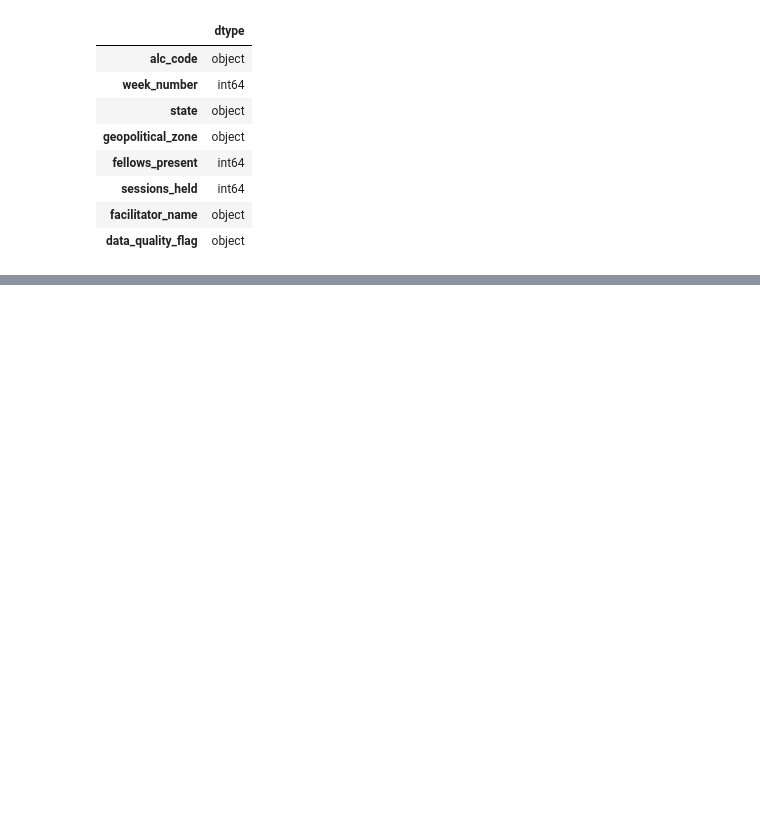
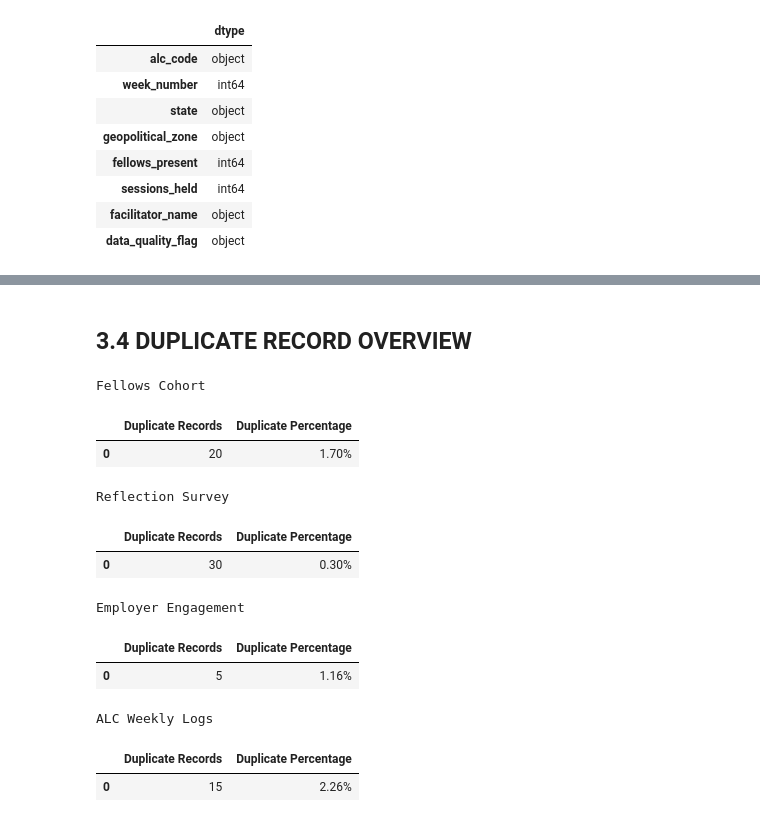
Before and after one commit to Efe-Godson/3mtt-stage2-analysis, a Jupyter notebook: notebooks/deliverable_2_analysis_notebook.ipynb, the cells around one changed output, grey strips where cells are left out. Drawn from its saved outputs; the diff is of its cells as text; code cells hidden in the pictures; blank space fills up the shorter version.

```diff
--- a/notebooks/deliverable_2_analysis_notebook.ipynb
+++ b/notebooks/deliverable_2_analysis_notebook.ipynb
@@ -282,0 +294,45 @@ ALC WEEKLY LOGS - MISSING VALUES
+# %% [markdown]
+## 3.4 DUPLICATE RECORD OVERVIEW
+# %%
+# Analyze duplicate records across datasets
+for name, df in datasets.items():
+
+    duplicate_count = df.duplicated().sum()
+
+    duplicate_percentage = round(
+        (duplicate_count / len(df)) * 100,
+        2
+    )
+
+
+    # Display duplicate summary for each dataset
+    duplicate_summary = pd.DataFrame({
+        "Duplicate Records": [duplicate_count],
+        "Duplicate Percentage": [duplicate_percentage]
+    })
+
+    print(f"\n{name}")
+
+    display(
+        duplicate_summary.style
+        .background_gradient(
+            cmap="Reds",
+            subset=["Duplicate Percentage"]
+        )
+        .format({
+            "Duplicate Percentage": "{:.2f}%"
+        })
+    )
+# %% [output]
+Fellows Cohort
+|  | Duplicate Records | Duplicate Percentage |
+| 0 | 20 | 1.70% |
+Reflection Survey
+|  | Duplicate Records | Duplicate Percentage |
+| 0 | 30 | 0.30% |
+Employer Engagement
+|  | Duplicate Records | Duplicate Percentage |
+| 0 | 5 | 1.16% |
+ALC Weekly Logs
+|  | Duplicate Records | Duplicate Percentage |
+| 0 | 15 | 2.26% |
```
Also changed, not shown: parts of 20 cells of this notebook.
